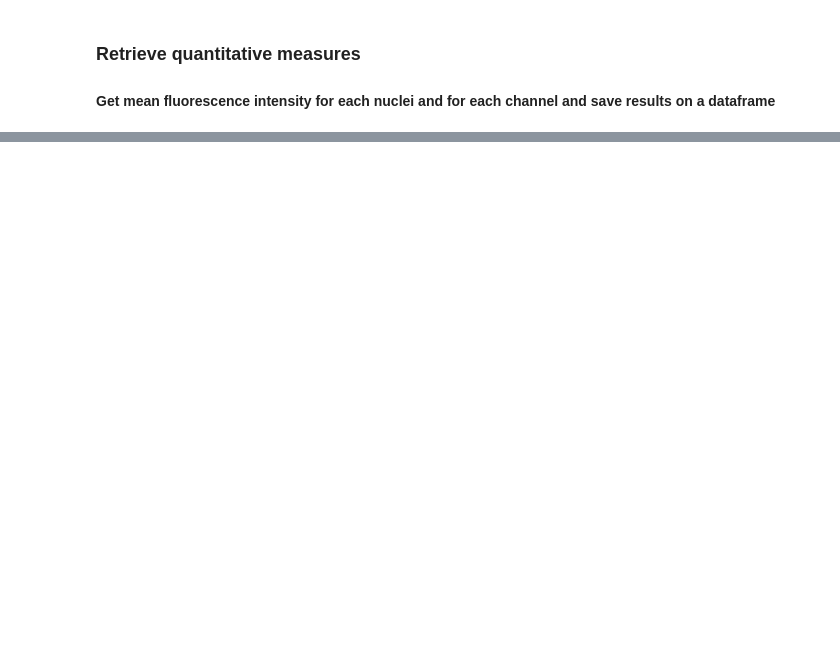
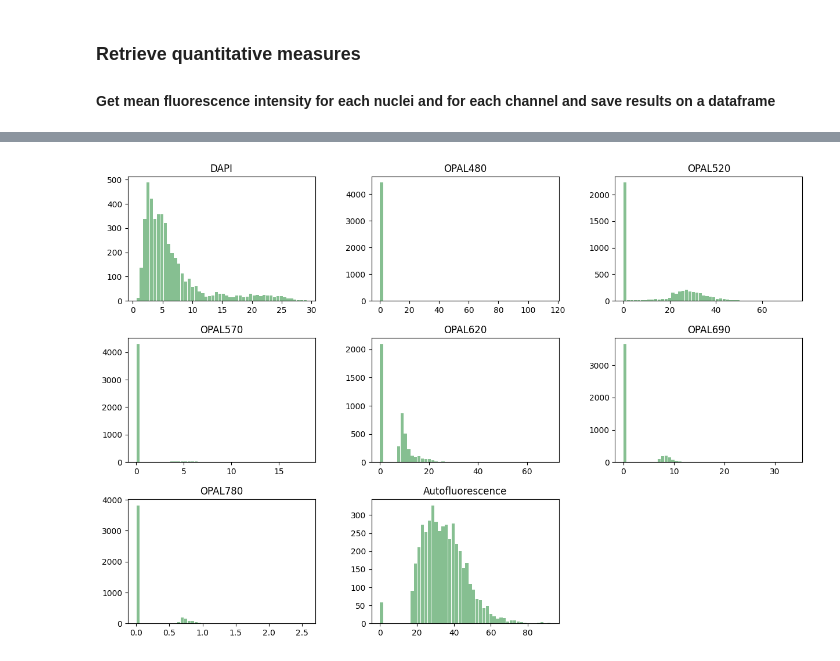
Before and after one commit to BIIFSweden/spermatogenesis-profiling, a Jupyter notebook: pipeline_multiplexed.ipynb, the cells around one changed output, grey strips where cells are left out. Cells and saved outputs as stored; diff of their text form; code cells hidden in the pictures; blank space fills up the shorter version.

```diff
--- a/pipeline_multiplexed.ipynb
+++ b/pipeline_multiplexed.ipynb
@@ -140,6 +144,24 @@ plt.show()
 # %% [markdown]
 ### Retrieve quantitative measures
 #### Get mean fluorescence intensity for each nuclei and for each channel and save results on a dataframe
+# %%
+def nonzero_intensity_mean(mask: np.ndarray, img: np.ndarray) -> float:
+    data = img[mask]
+    data = data[data != 0]
+
+    if data.size != 0:
+        return np.mean(data)
+    else:
+        return 0
+
+
+def export_table_to_dataframe(tables, cols):
+    tables = [pd.DataFrame(table) for table in tables] # create dataframe for each table
+    tables = [table.set_index('label') for table in tables] # reset segmentation label as table index
+
+    mean_intens = pd.concat(tables, axis=1)
+    mean_intens.columns = cols
+    return mean_intens
 # %%
 images = [ref_img[(x),:,:] for x in range(ref_img.shape[0])]
 
@@ -248,0 +183,43 @@ filtered_mean_intens
+# %%
+images = [ref_img[(x),:,:] for x in range(ref_img.shape[0])] # for each channel
+cols = ['DAPI','OPAL480','OPAL520','OPAL570','OPAL620','OPAL690','OPAL780','Autofluorescence']
+
+# get enlarged-labels image as a binary mask
+enlarged_binary_mask = enlarged_labels.copy()
+enlarged_binary_mask[enlarged_binary_mask > 0] = 1
+
+tables = []
+i = 0
+for img in images:
+
+    filteredByNucleiMask = enlarged_binary_mask * img # for each channel, exclude regions that are outside of the cellular region defined by the segmentation segmentation
+
+    if i == 0: # nuclei image, copy original labeled mask
+        thresholded = enlarged_binary_mask
+
+    elif i==2: # 520 channel, read mask from Ilastik segmentation
+
+        # load mask image
+        label520 = io.imread(os.path.join(inputpath, ilastik_mask))
+        thresholded = (label520 == 1) * 1
+
+    else:
+        thr = threshold_otsu(filteredByNucleiMask)
+        thresholded = (img >= thr) * 1
+
+    io.imsave(outpath + '/filteredByNucleiMask_' + cols[i] + '.tif', filteredByNucleiMask)
+    io.imsave(outpath + '/filteredByNucleiMask_intens_' + cols[i] + '.tif', filteredByNucleiMask*thresholded)
+    io.imsave(outpath + '/binary_' + cols[i] + '.tif', util.img_as_ubyte(thresholded*255))
+
+    nonzero_intensity_means = measure.regionprops_table(labels, filteredByNucleiMask*thresholded, properties=['label'], extra_properties=[nonzero_intensity_mean])
+    tables.append(nonzero_intensity_means)
+    i=i+1
+
+mean_intens = export_table_to_dataframe(tables, cols)
+mean_intens.to_csv(os.path.join(outpath, 'mean_intensity_threshold.csv'), sep=';')
+mean_intens
+
+nBins = 50
+ax = mean_intens.hist(bins=nBins, grid=False, figsize=(15,10), color='#86bf91', zorder=2, rwidth=0.9)
+# %% [output]
+[figure, added]
```
Also changed, not shown: parts of 20 cells of this notebook.
